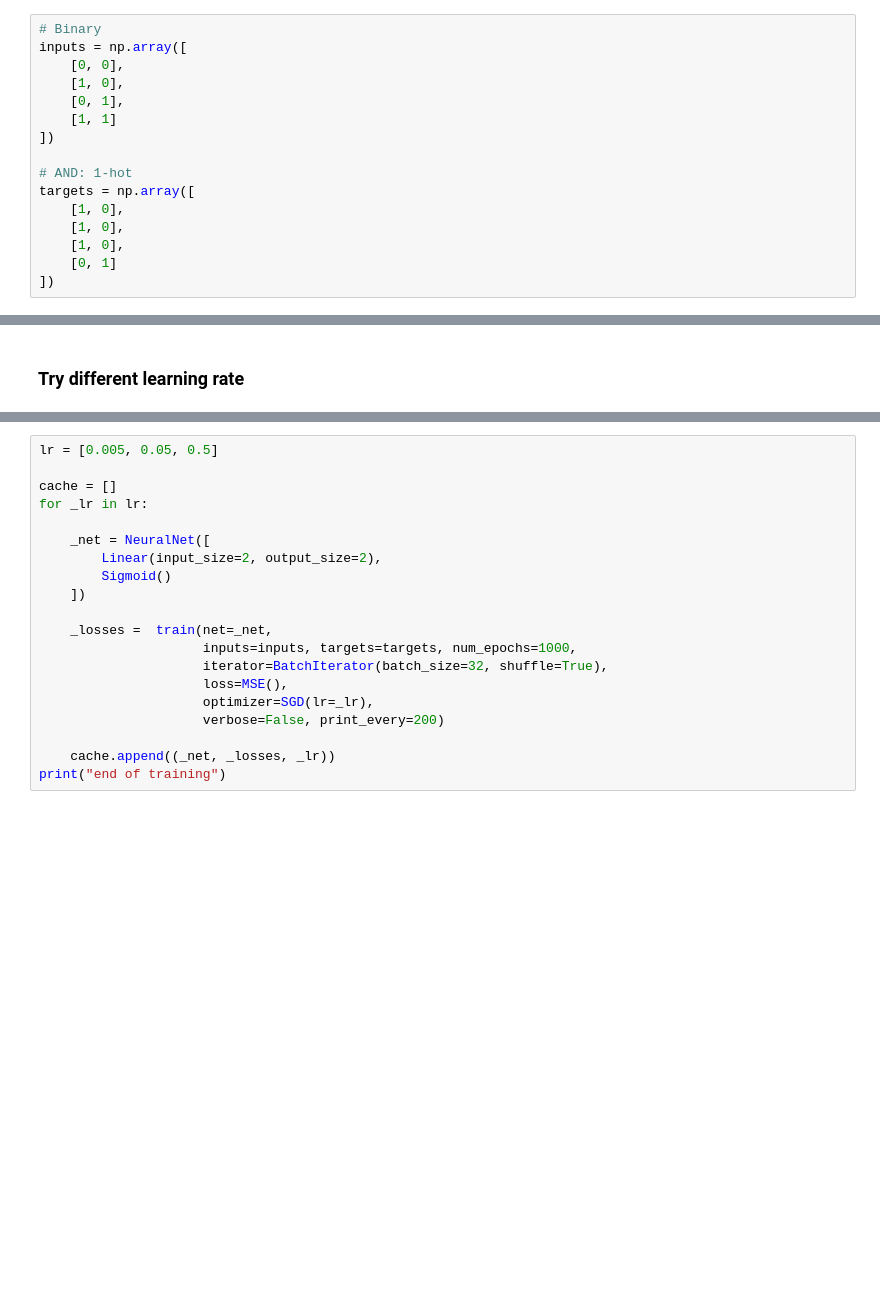
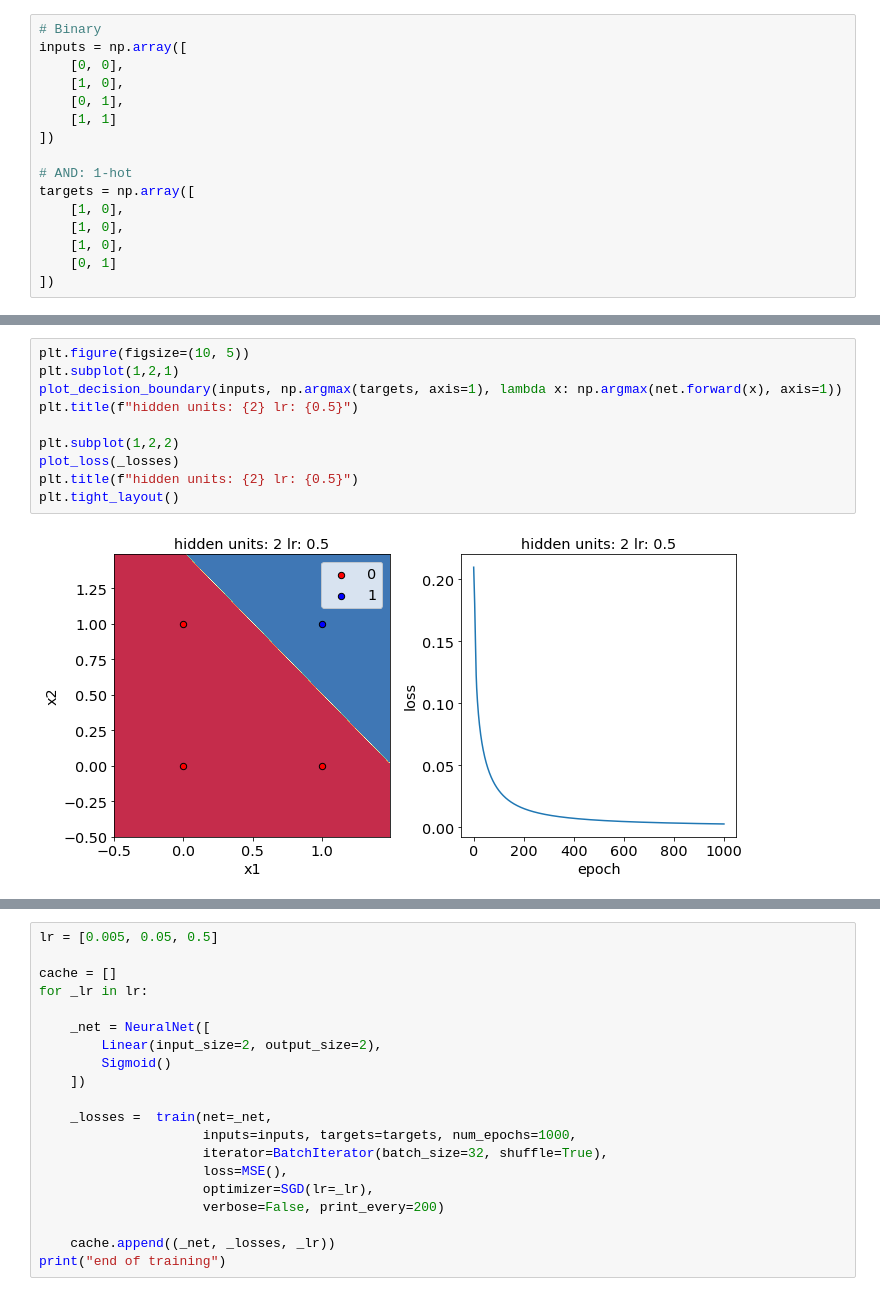
Before and after one commit to turab91/neuralNet_scratch, a Jupyter notebook: AND.ipynb, the cells around one changed output, grey strips where cells are left out. Saved outputs shown, nothing was run; the diff lists cells and outputs as text; blank space fills up the shorter version.

```diff
--- a/AND.ipynb
+++ b/AND.ipynb
@@ -68,5 +77,15 @@ x: [0 0] y_pred: 0 y_true: 0
 x: [1 0] y_pred: 0 y_true: 0
 x: [0 1] y_pred: 0 y_true: 0
 x: [1 1] y_pred: 1 y_true: 1
-# %% [markdown]
-### Try different learning rate
+# %%
+plt.figure(figsize=(10, 5))
+plt.subplot(1,2,1)
+plot_decision_boundary(inputs, np.argmax(targets, axis=1), lambda x: np.argmax(net.forward(x), axis=1))
+plt.title(f"hidden units: {2} lr: {0.5}")
+
+plt.subplot(1,2,2)
+plot_loss(_losses)
+plt.title(f"hidden units: {2} lr: {0.5}")
+plt.tight_layout()
+# %% [output]
+[figure, added]
```
Also changed, not shown: parts of 7 cells of this notebook, 5 other files.
